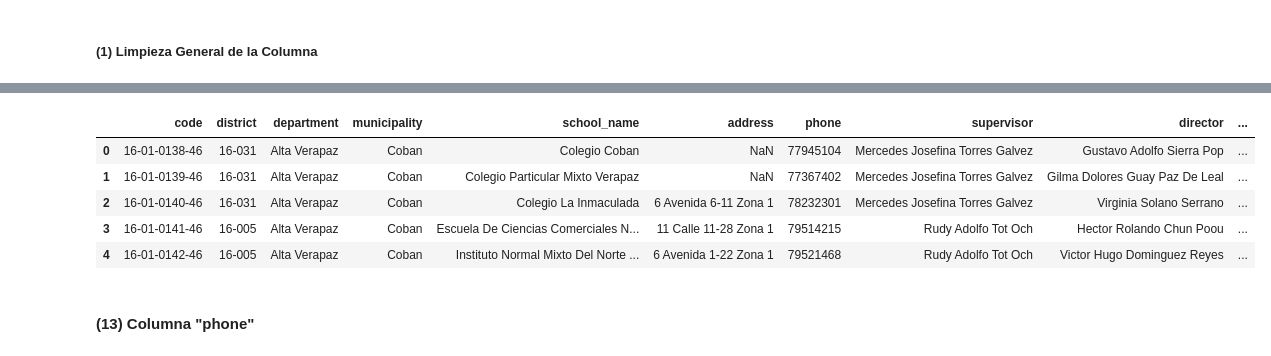
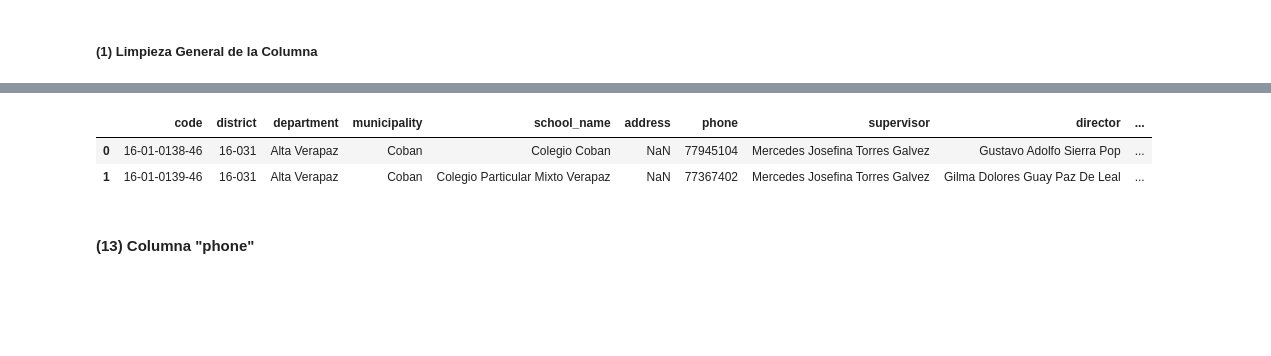
Before and after one commit to Andrea-gt/data-cleansing-mineduc, a Jupyter notebook: data_cleansing_mineduc.ipynb, the cells around one changed output, grey strips where cells are left out. Cells and saved outputs as stored; diff of their text form; code cells hidden in the pictures; blank space fills up the shorter version.

```diff
--- a/data_cleansing_mineduc.ipynb
+++ b/data_cleansing_mineduc.ipynb
@@ -887,7 +926,7 @@ df['area'] = df['area'].str.title()
 # Remove leading/trailing whitespaces
 df['area'] = df['area'].str.strip()
 # Remplace 'Sin especificar' with np.nan
-df['area'] = df['area'].replace(['Nan','Sin Especificar'], 'nan')
+df['area'] = df['area'].replace(['Nan','Sin Especificar'], np.nan)
 # %%
 # Count occurrences of each unique value
 value_counts = df['area'].value_counts()
@@ -923,7 +959,7 @@ df['status'] = df['status'].str.title()
 # Remove leading/trailing whitespaces
 df['status'] = df['status'].str.strip()
 # Remplace 'Sin especificar' with np.nan
-df['status'] = df['status'].replace(['Nan'], 'nan')
+df['status'] = df['status'].replace(['Nan'], np.nan)
 # %%
 # Count occurrences of each unique value
 value_counts = df['status'].value_counts()
@@ -960,7 +993,7 @@ df['teaching_mode'] = df['teaching_mode'].str.title()
 df['teaching_mode'] = df['teaching_mode'].str.strip()
 
 # Remplace 'Nan' with 'nan'
-df['teaching_mode'] = df['teaching_mode'].replace(['Nan'], 'nan')
+df['teaching_mode'] = df['teaching_mode'].replace(['Nan'], np.nan)
 # %%
 # Count occurrences of each unique value
 value_counts = df['teaching_mode'].value_counts()
@@ -999,7 +1029,7 @@ df['schedule'] = df['schedule'].str.title()
 df['schedule'] = df['schedule'].str.strip()
 
 # Remplace 'Nan' with 'nan'
-df['schedule'] = df['schedule'].replace(['Nan', 'Sin Jornada'], 'nan')
+df['schedule'] = df['schedule'].replace(['Nan', 'Sin Jornada'], np.nan)
 # %%
 # Count occurrences of each unique value
 value_counts = df['schedule'].value_counts()
@@ -1017,12 +1045,9 @@ Name: count, dtype: int64
 # %%
-df.head(5)
+df.head(2)
 # %% [output]
 |  | code | district | department | municipality | school_name | address | phone | supervisor | director | ... |
 | 0 | 16-01-0138-46 | 16-031 | Alta Verapaz | Coban | Colegio Coban | NaN | 77945104 | Mercedes Josefina Torres Galvez | Gustavo Adolfo Sierra Pop | ... |
 | 1 | 16-01-0139-46 | 16-031 | Alta Verapaz | Coban | Colegio Particular Mixto Verapaz | NaN | 77367402 | Mercedes Josefina Torres Galvez | Gilma Dolores Guay Paz De Leal | ... |
-| 2 | 16-01-0140-46 | 16-031 | Alta Verapaz | Coban | Colegio La Inmaculada | 6 Avenida 6-11 Zona 1 | 78232301 | Mercedes Josefina Torres Galvez | Virginia Solano Serrano | ... |
-| 3 | 16-01-0141-46 | 16-005 | Alta Verapaz | Coban | Escuela De Ciencias Comerciales N... | 11 Calle 11-28 Zona 1 | 79514215 | Rudy Adolfo Tot Och | Hector Rolando Chun Poou | ... |
-| 4 | 16-01-0142-46 | 16-005 | Alta Verapaz | Coban | Instituto Normal Mixto Del Norte ... | 6 Avenida 1-22 Zona 1 | 79521468 | Rudy Adolfo Tot Och | Victor Hugo Dominguez Reyes | ... |
 # %% [markdown]
 #### **(13) Columna "phone"**
 # %% [markdown]
```
Also changed, not shown: parts of 56 cells of this notebook, 1 other file.
